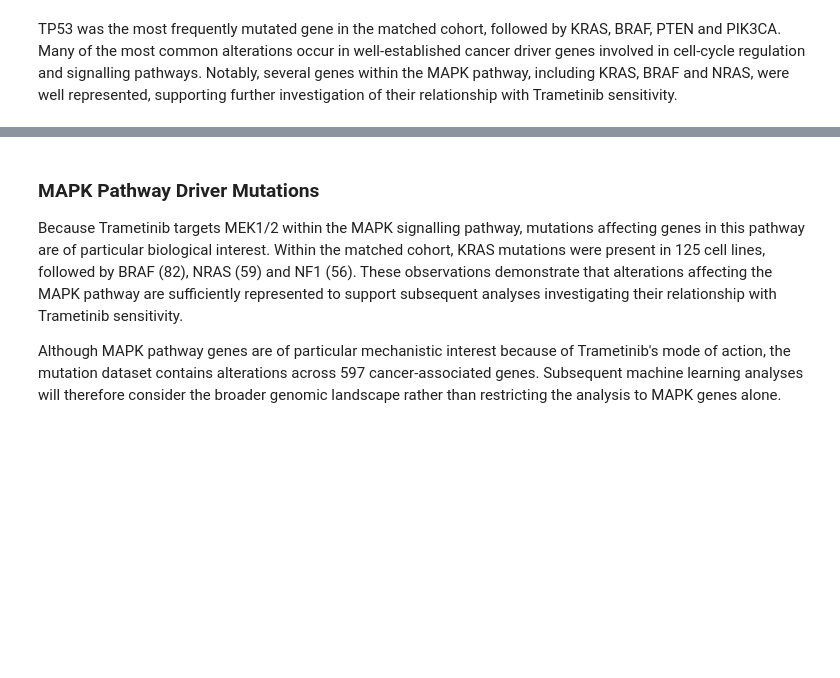
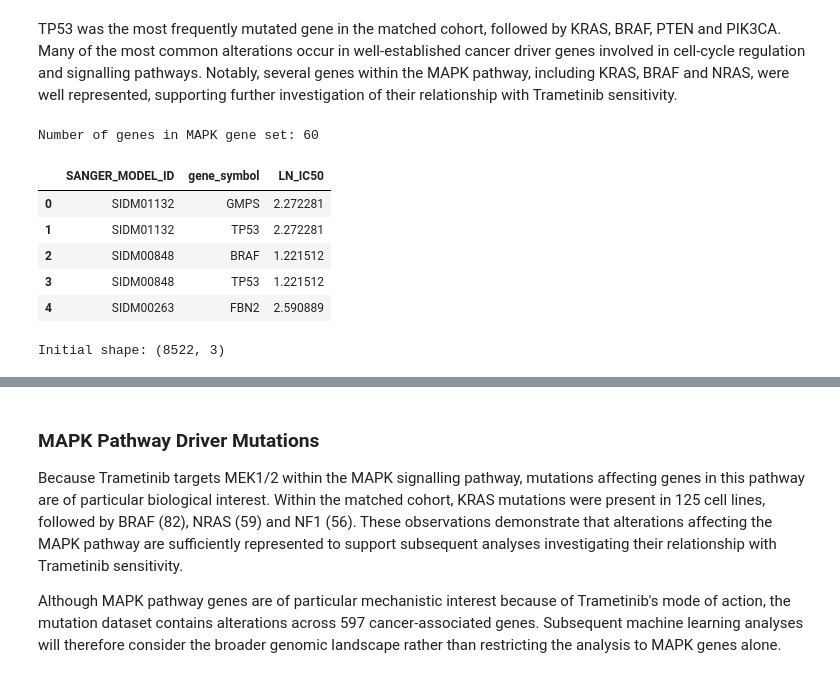
Before and after one commit to carolinemalaihull/trametinib-drug-response-ml, a Jupyter notebook: notebooks/01_data_exploration.ipynb, the cells around one changed output, grey strips where cells are left out. Drawn from its saved outputs; the diff is of its cells as text; code cells hidden in the pictures; blank space fills up the shorter version.

```diff
--- a/notebooks/01_data_exploration.ipynb
+++ b/notebooks/01_data_exploration.ipynb
@@ -628,3 +628,61 @@ plt.show()
 [figure]
 # %% [markdown]
 TP53 was the most frequently mutated gene in the matched cohort, followed by KRAS, BRAF, PTEN and PIK3CA. Many of the most common alterations occur in well-established cancer driver genes involved in cell-cycle regulation and signalling pathways. Notably, several genes within the MAPK pathway, including KRAS, BRAF and NRAS, were well represented, supporting further investigation of their relationship with Trametinib sensitivity.
+# %%
+# MAPK-pathway genes used for this analysis
+
+mapk_genes = {
+    # RAS family and regulators
+    "KRAS", "NRAS", "HRAS",
+    "NF1", "RASA1", "RASA2", "RASA3", "RASA4",
+
+    # RAF proteins
+    "BRAF", "RAF1", "ARAF",
+
+    # MEK proteins
+    "MAP2K1", "MAP2K2",
+
+    # ERK proteins
+    "MAPK1", "MAPK3",
+
+    # Receptor tyrosine kinases
+    "EGFR", "ERBB2", "ERBB3", "ERBB4",
+    "FGFR1", "FGFR2", "FGFR3", "FGFR4",
+    "MET", "KIT", "PDGFRA", "PDGFRB",
+    "ALK", "RET", "ROS1",
+
+    # Upstream signalling proteins
+    "SOS1", "SOS2", "GRB2", "SHC1",
+
+    # MAPK phosphatases and feedback regulators
+    "DUSP4", "DUSP5", "DUSP6",
+    "SPRY1", "SPRY2", "SPRY4",
+
+    # Other MAPK pathway members
+    "MAP3K1", "MAP3K2", "MAP3K3", "MAP3K4",
+    "MAP3K5", "MAP3K7", "MAP3K8",
+    "MAP2K3", "MAP2K4", "MAP2K5", "MAP2K6", "MAP2K7",
+    "MAPK7", "MAPK8", "MAPK9", "MAPK10",
+    "MAPK11", "MAPK12", "MAPK13", "MAPK14"
+}
+
+print("Number of genes in MAPK gene set:", len(mapk_genes))
+# %% [output]
+Number of genes in MAPK gene set: 60
+# %%
+# Keep only the columns required for this analysis
+
+mapk_data = merged[
+    ["SANGER_MODEL_ID", "gene_symbol", "LN_IC50"]
+].copy()
+
+display(mapk_data.head())
+print("Initial shape:", mapk_data.shape)
+# %% [output]
+|  | SANGER_MODEL_ID | gene_symbol | LN_IC50 |
+| 0 | SIDM01132 | GMPS | 2.272281 |
+| 1 | SIDM01132 | TP53 | 2.272281 |
+| 2 | SIDM00848 | BRAF | 1.221512 |
+| 3 | SIDM00848 | TP53 | 1.221512 |
+| 4 | SIDM00263 | FBN2 | 2.590889 |
+Initial shape: (8522, 3)
```
Also changed, not shown: parts of 15 cells of this notebook, 1 other file.
